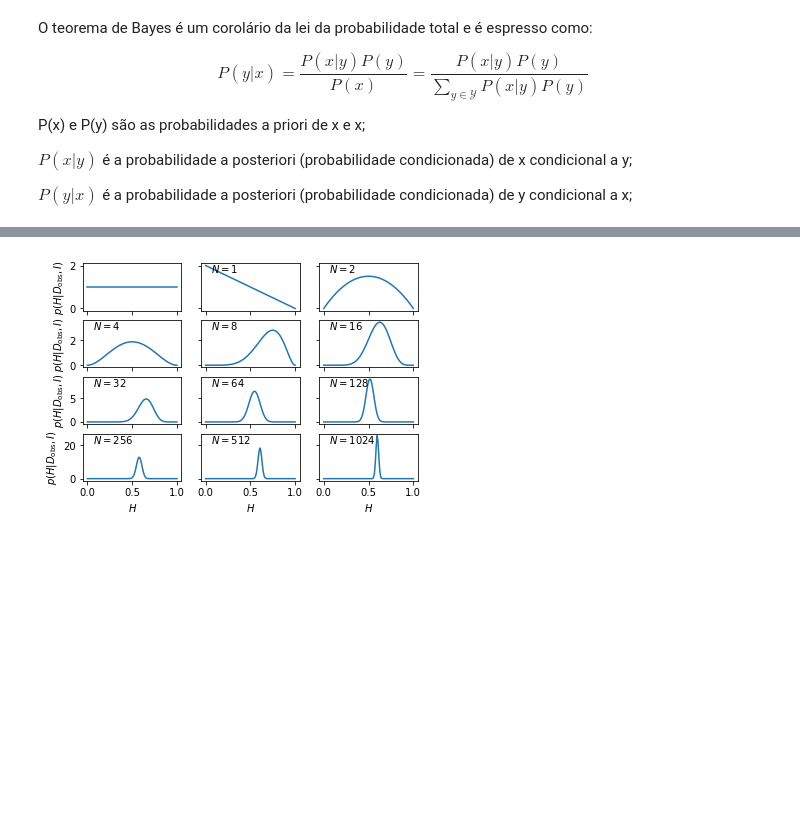
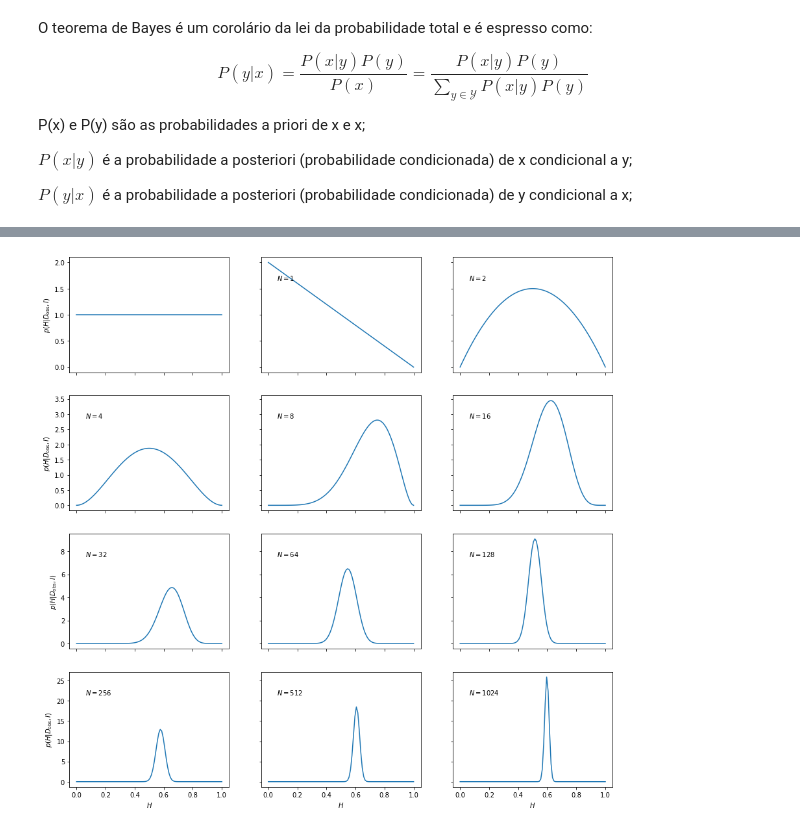
Before and after one commit to hektor-monteiro/python-notebooks, a Jupyter notebook: aula-13_Bayes.ipynb, the cells around one changed output, grey strips where cells are left out. Cells and saved outputs as stored; diff of their text form; code cells hidden in the pictures; blank space fills up the shorter version.

Commit message:
upadtes and some figures

```diff
--- a/aula-13_Bayes.ipynb
+++ b/aula-13_Bayes.ipynb
@@ -82,32 +128,33 @@ import matplotlib.pyplot as plt
 
 np.random.seed(999)         # for reproducibility
 a=0.6                       # biased coin
 flips=np.random.rand(2**12) # simulates 4096 coin flips
 heads=flips<a               # boolean array, heads[i]=True if flip i is heads
 
 def prior(H):
     p=np.zeros_like(H)
     p[(0<=x)&(x<=1)]=1      # allowed range: 0<=H<=1
     return p                # uniform prior
 def likelihood(H,data):
     N = len(data)
     no_of_heads = sum(data)
     no_of_tails = N - no_of_heads
     return H**no_of_heads * (1-H)**no_of_tails
 def posterior(H,data):
     p=prior(H)*likelihood(H,data)
     norm=np.trapz(p,H)
     return p/norm
 
 x=np.linspace(0,1,100)
-fig, axs = plt.subplots(nrows=4,ncols=3,sharex=True,sharey='row')
+fig, axs = plt.subplots(nrows=4,ncols=3,sharex=True,sharey='row',figsize=(15,15))
 axs_vec=np.reshape(axs,-1)
 axs_vec[0].plot(x,prior(x))
 for ndouble in range(11):
     ax=axs_vec[1+ndouble]
     ax.plot(x,posterior(x,heads[:2**ndouble]))
     ax.text(0.1, 0.8, '$N={0}$'.format(2**ndouble), transform=ax.transAxes)
+    ax.vlines(0.5,
 for row in range(4): axs[row,0].set_ylabel('$p(H|D_\mathrm{obs},I)$')
 for col in range(3): axs[-1,col].set_xlabel('$H$')
 # %% [output]
-[figure, old version]
+[figure, new version]
```
Also changed, not shown: parts of 11 cells of this notebook, 3 other files.
